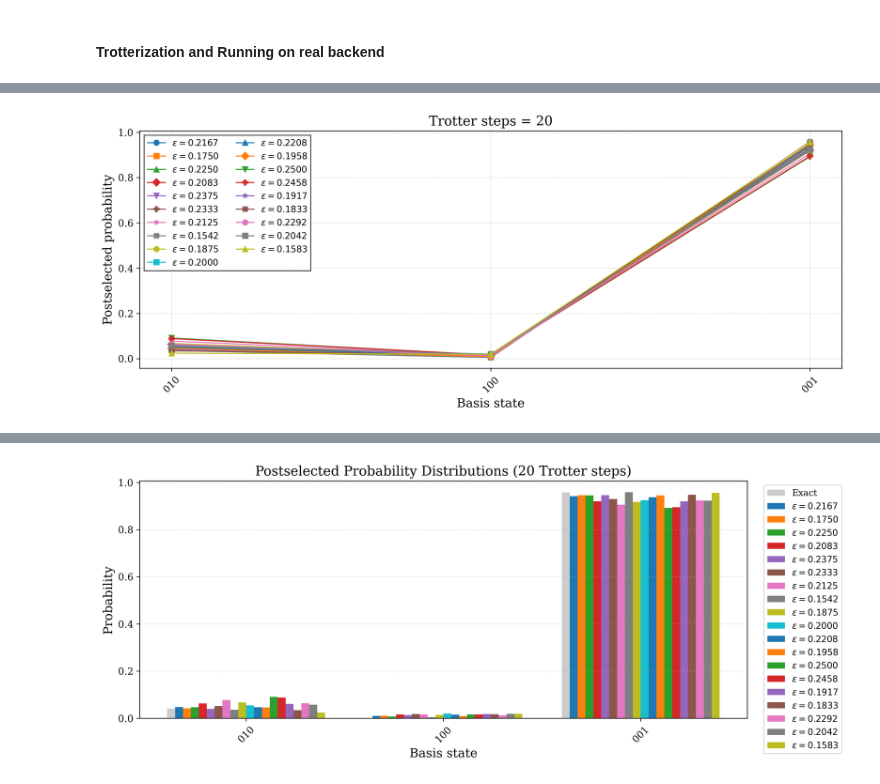
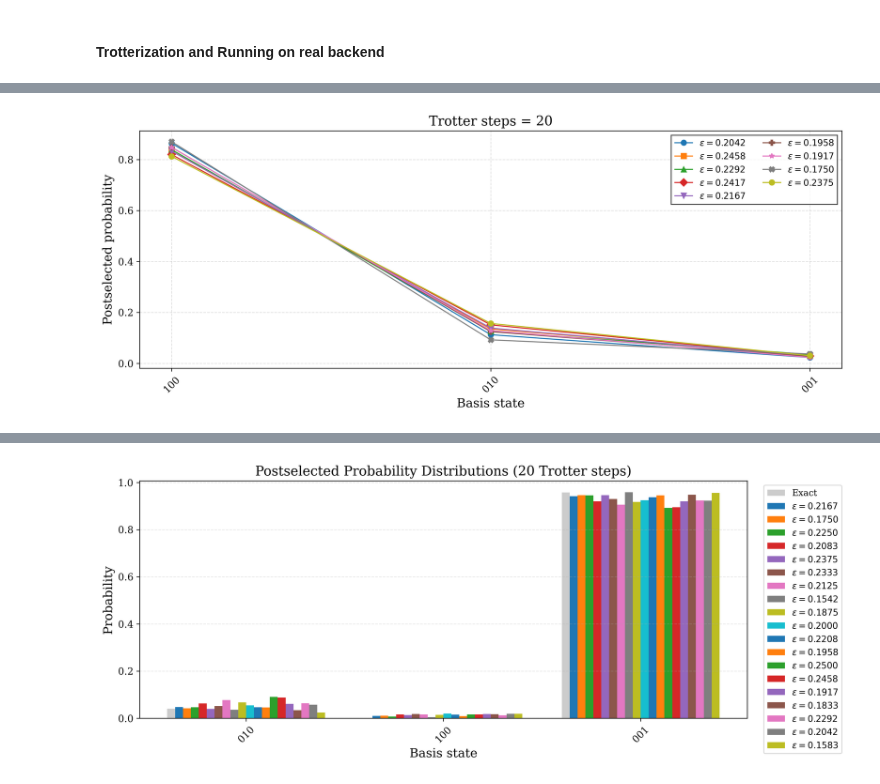
Before and after one commit to ali-tayyab/Digital-Quantum-Simulation-of-GUP-modified-Hamiltonians, a Jupyter notebook: fidelity_for_HO_using_real_backend.ipynb, the cells around one changed output, grey strips where cells are left out. Saved outputs shown, nothing was run; the diff lists cells and outputs as text; code cells hidden in the pictures.

Commit message:
bitstrings reversed

```diff
--- a/fidelity_for_HO_using_real_backend.ipynb
+++ b/fidelity_for_HO_using_real_backend.ipynb
@@ -227,7 +154,7 @@ for steps in troter_steps:
 # -----------------------------------
 # 2️⃣ Transpile ALL circuits together
 # -----------------------------------
-transpiled_circuits = transpile(all_circuits, backend, optimization_level=3)
+transpiled_circuits = transpile(all_circuits, backend, optimization_level=3,seed_transpiler=42)
 
 # -----------------------------------
 # 3️⃣ Submit ONE job
@@ -358,18 +303,27 @@ def compute_true_probabilities(eps_list, trotter_steps):
             # Build circuit
             qc = build_circuit(eps, steps)
 
-            # Remove measurements (important!)
+            # Remove measurements
             qc_no_meas = qc.remove_final_measurements(inplace=False)
 
-            # Get exact statevector
+            # Exact statevector
             state = Statevector.from_instruction(qc_no_meas)
 
-            # Convert to probabilities
+            # Qiskit probabilities
             probs = state.probabilities_dict()
 
-            true_results[steps][eps] = probs
+            # Convert Qiskit |q2 q1 q0> -> physics |q0 q1 q2>
+            physical_probs = {
+                bitstring[::-1]: prob
+                for bitstring, prob in probs.items()
+            }
+
+            true_results[steps][eps] = physical_probs
 
     return true_results
+
+
 true_probs = compute_true_probabilities(eps_list, troter_steps)
+
 print(true_probs)
 # %% [output]
@@ -487,8 +455,8 @@ plt.rcParams.update({
     "figure.dpi": 300,
 })
 
-states = allowed
-steps_value = list(postselected_results.keys())[0]
+states = ['100', '010', '001']
+steps_value = troter_steps[0]
 
 selected_eps = [eps for eps, F in high_fidelity_eps]
 
@@ -497,41 +465,41 @@ fig, ax = plt.subplots(figsize=(12, 5))
 markers = ['o', 's', '^', 'D', 'v', 'P', '*', 'X']
 
 for i, eps in enumerate(selected_eps):
+
     probs = postselected_results[steps_value][eps]
     y = [probs.get(state, 0) for state in states]
-
-    fidelity = fidelity_results[steps_value][eps]
 
     ax.plot(
         states,
         y,
         marker=markers[i % len(markers)],
         label=rf'$\epsilon={eps:.4f}$'
     )
 
 ax.set_xlabel("Basis state")
 ax.set_ylabel("Postselected probability")
 ax.set_title(f"Trotter steps = {steps_value}")
 
 ax.grid(True, linestyle='--', alpha=0.4)
 
 ax.legend(
     frameon=True,
     fancybox=False,
     edgecolor='black',
     ncol=2
 )
 
 plt.xticks(rotation=45)
 plt.tight_layout()
 
-
-plt.savefig("plots/state_distribution0.pdf", bbox_inches="tight")
-# plt.savefig("plots/state_distribution.png", dpi=600, bbox_inches="tight")
+plt.savefig(
+    "plots/state_distribution0.pdf",
+    bbox_inches="tight"
+)
 
 plt.show()
 # %% [output]
-[figure, old version]
+[figure, new version]
 # %%
 steps_value = troter_steps[0]
 
```
Also changed, not shown: parts of 17 cells of this notebook.
